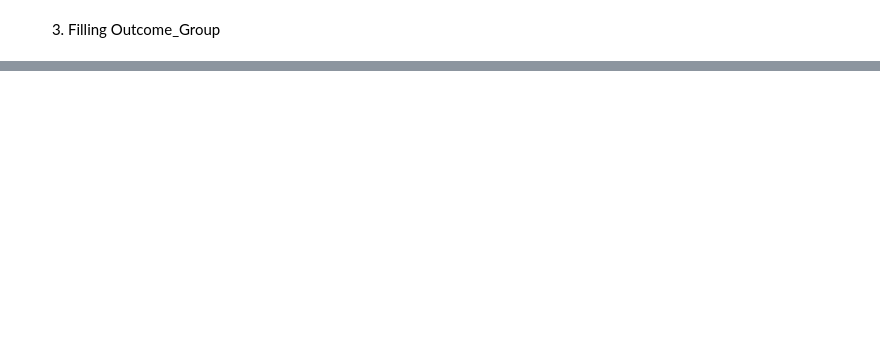
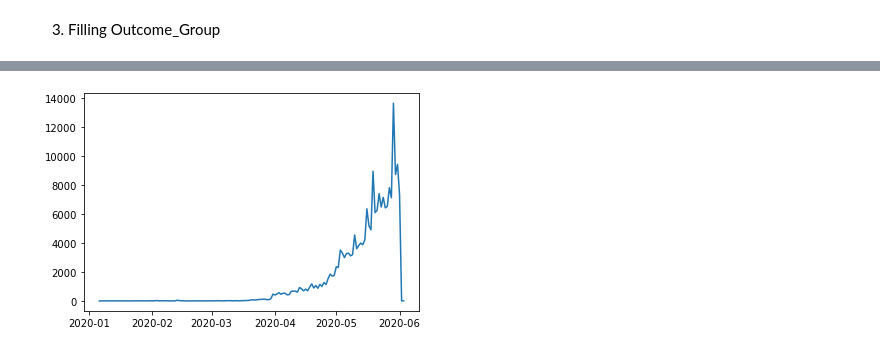
Before and after one commit to HarryPreet/data-mining-459, a Jupyter notebook: milestone1/code/src/eda.ipynb, the cells around one changed output, grey strips where cells are left out. Saved outputs shown, nothing was run; the diff lists cells and outputs as text; code cells hidden in the pictures; blank space fills up the shorter version.

Commit message:
added 2 plots for train data

```diff
--- a/milestone1/code/src/eda.ipynb
+++ b/milestone1/code/src/eda.ipynb
@@ -30,0 +75,16 @@ cases_train.head()
+# %%
+by_day=cases_train['date_confirmation'].value_counts().rename_axis('date').reset_index(name='counts')
+
+by_day['date']=pd.to_datetime(by_day['date'], errors='coerce',infer_datetime_format=True)
+by_day['counts']=by_day['counts'].astype(int)
+
+by_day=by_day.sort_values(by='date')
+# %%
+by_day=by_day.dropna(axis=0)
+# %%
+totals=[]
+totals.append(by_day['counts'].iloc[0])
+for i in range(1,137):
+       totals.append(totals[i-1]+by_day['counts'].iloc[i])
+# %%
+by_day['totals']=totals
@@ -30,0 +107,5 @@ cases_train.head()
+# %%
+plt.plot(by_day['date'],by_day['counts'])
+plt.show()
+# %% [output]
+[figure, added]
```
Also changed, not shown: parts of 7 cells of this notebook, 1 other file.
